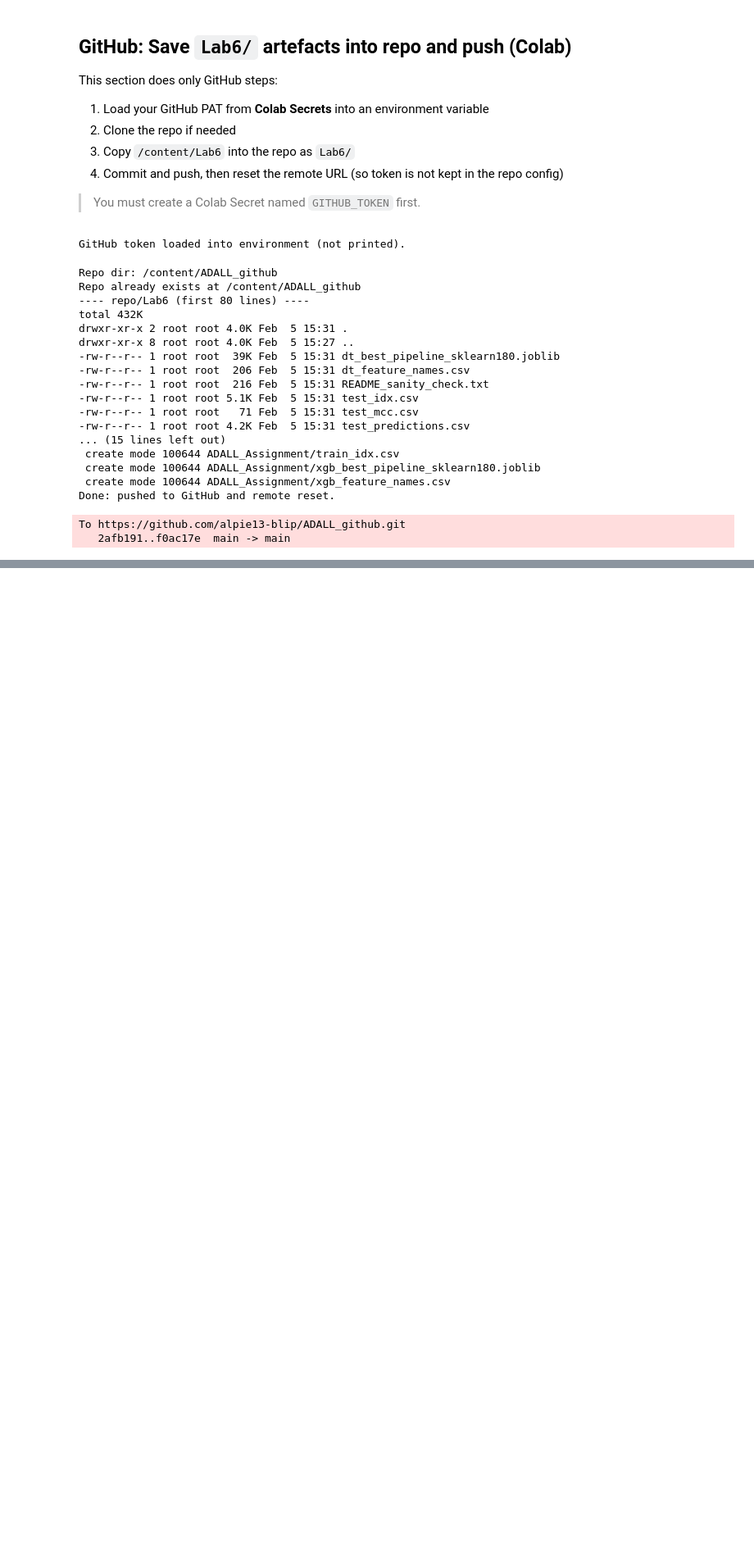
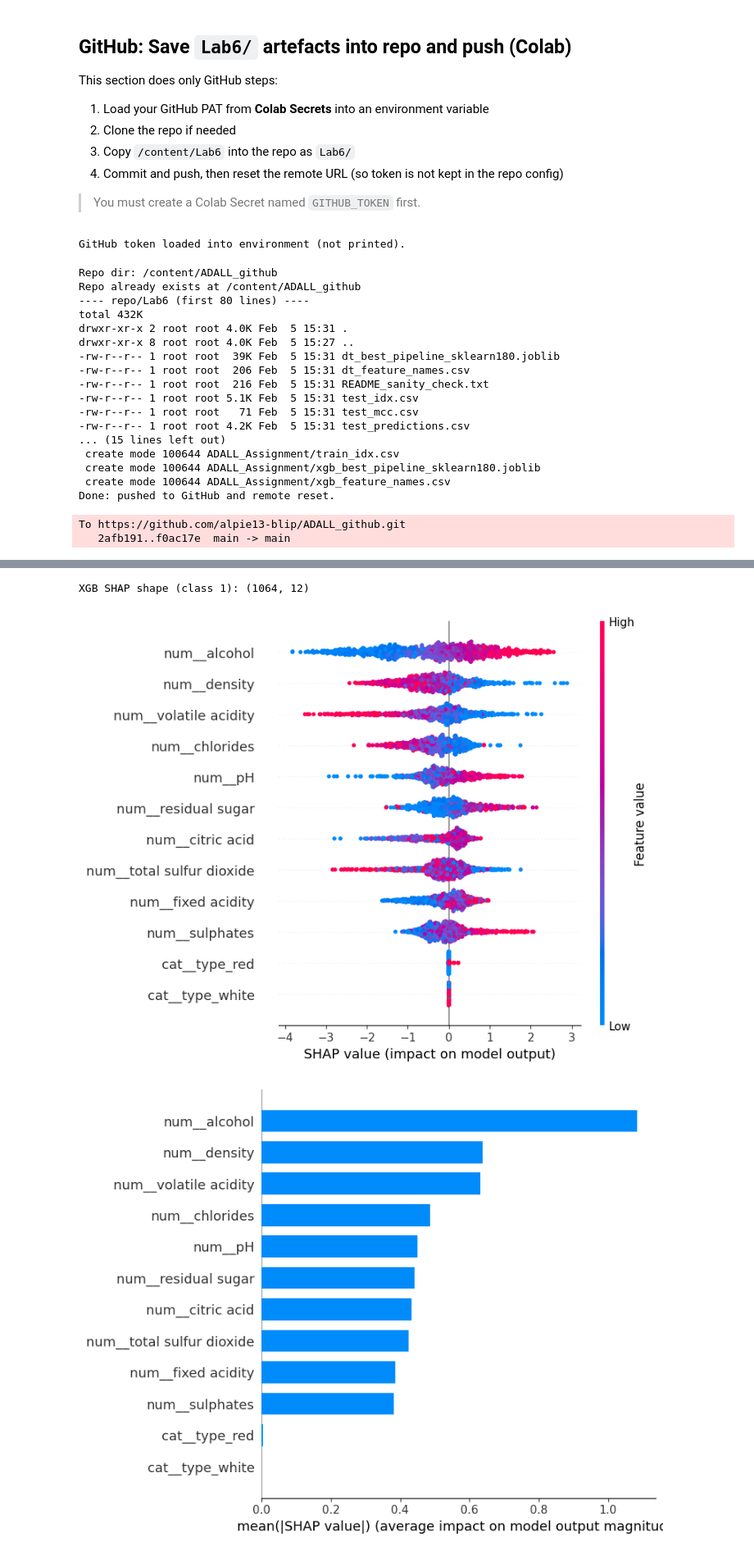
Before and after one commit to alpie13-blip/ADALL_github, a Jupyter notebook: ADALL/4641601C_ADALL_Project. v5.ipynb, the cells around one changed output, grey strips where cells are left out. Shown at 82% size. Drawn from its saved outputs; the diff is of its cells as text; code cells hidden in the pictures; blank space fills up the shorter version.

```diff
--- a/ADALL/4641601C_ADALL_Project. v5.ipynb
+++ b/ADALL/4641601C_ADALL_Project. v5.ipynb
@@ -1540,0 +1762,37 @@ To https://github.com/alpie13-blip/ADALL_github.git
+# %%
+# XGBoost
+expl_xgb = shap.TreeExplainer(xgb_clf)
+shap_xgb = expl_xgb.shap_values(X_test_xgb)
+
+if isinstance(shap_xgb, list) and len(shap_xgb) == 2:
+    shap_xgb_c1 = shap_xgb[1]
+else:
+    shap_xgb_c1 = shap_xgb
+
+print("XGB SHAP shape (class 1):", np.array(shap_xgb_c1).shape)
+# %% [output]
+XGB SHAP shape (class 1): (1064, 12)
+# %%
+# XGB beeswarm
+shap.summary_plot(
+    shap_xgb_c1,
+    X_test_xgb,
+    feature_names=xgb_feature_names,
+    show=False
+)
+plt.tight_layout()
+plt.show()
+
+# XGB bar (mean |SHAP|)
+shap.summary_plot(
+    shap_xgb_c1,
+    X_test_xgb,
+    feature_names=xgb_feature_names,
+    plot_type="bar",
+    show=False
+)
+plt.tight_layout()
+plt.show()
+# %% [output]
+[figure, added]
+[figure, added]
```
Also changed, not shown: parts of 20 cells of this notebook.
